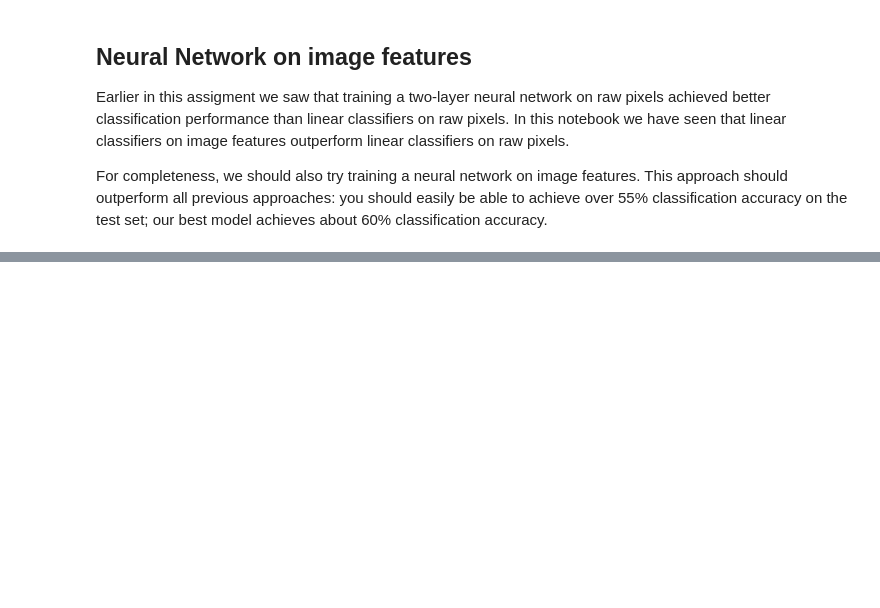
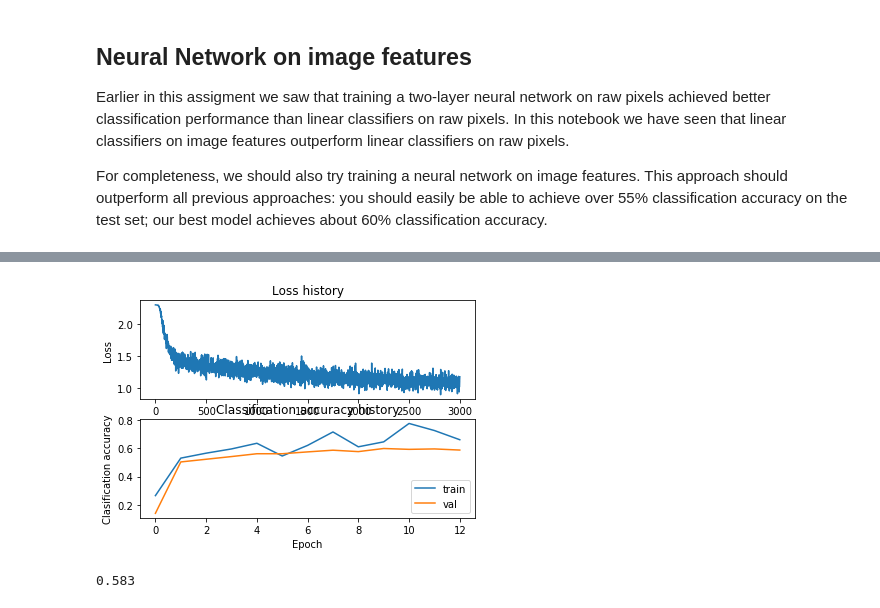
Before and after one commit to zeqianli/CS231n, a Jupyter notebook: assignment1/features.ipynb, the cells around one changed output, grey strips where cells are left out. Cells and saved outputs as stored; diff of their text form; code cells hidden in the pictures; blank space fills up the shorter version.

```diff
--- a/assignment1/features.ipynb
+++ b/assignment1/features.ipynb
@@ -260,0 +245,66 @@ best_net = None
+# %%
+#print(X_train_feats[-20,:])
+#X_train_feats/=100
+#X_val_feats/=100
+from cs231n.classifiers.neural_net import TwoLayerNet
+
+input_dim = X_train_feats.shape[1]
+hidden_dim = 1000
+num_classes = 10
+
+net = TwoLayerNet(input_dim, hidden_dim, num_classes)
+best_net = None
+
+################################################################################
+# TODO: Train a two-layer neural network on image features. You may want to    #
+# cross-validate various parameters as in previous sections. Store your best   #
+# model in the best_net variable.                                              #
+################################################################################
+
+# Train the network
+stats = net.train(X_train_feats*2, y_train, X_val_feats*2, y_val,
+            num_iters=3000, batch_size=200,
+            learning_rate=1e-3, learning_rate_decay=0.95,
+            reg=0.15, verbose=True)
+
+# Predict on the validation set
+val_acc = (net.predict(X_val_feats) == y_val).mean()
+print('Validation accuracy: ', val_acc)
+
+def visualize_net():
+    # Plot the loss function and train / validation accuracies
+    plt.subplot(2, 1, 1)
+    plt.plot(stats['loss_history'])
+    plt.title('Loss history')
+    plt.xlabel('Iteration')
+    plt.ylabel('Loss')
+
+    plt.subplot(2, 1, 2)
+    plt.plot(stats['train_acc_history'], label='train')
+    plt.plot(stats['val_acc_history'], label='val')
+    plt.title('Classification accuracy history')
+    plt.xlabel('Epoch')
+    plt.ylabel('Clasification accuracy')
+    plt.legend()
+    plt.show()
+
+#     from cs231n.vis_utils import visualize_grid
+
+    # Visualize the weights of the network
+
+#     def show_net_weights(net):
+#         W1 = net.params['W1']
+#         W1 = W1.reshape(32, 32, 3, -1).transpose(3, 0, 1, 2)
+#         plt.imshow(visualize_grid(W1, padding=3).astype('uint8'))
+#         plt.gca().axis('off')
+#         plt.show()
+
+#     show_net_weights(net)
+
+visualize_net()
+
+best_net=net
+################################################################################
+#                              END OF YOUR CODE                                #
+################################################################################
+# %% [output]
@@ -261,6 +328,9 @@ best_net = None
+[figure, added]
 # %%
 # Run your best neural net classifier on the test set. You should be able
 # to get more than 55% accuracy.
 
-test_acc = (best_net.predict(X_test_feats) == y_test).mean()
+test_acc = (best_net.predict(X_test_feats*200) == y_test).mean()
 print(test_acc)
+# %% [output]
+0.583
```
Also changed, not shown: parts of 6 cells of this notebook, 1 other file.
